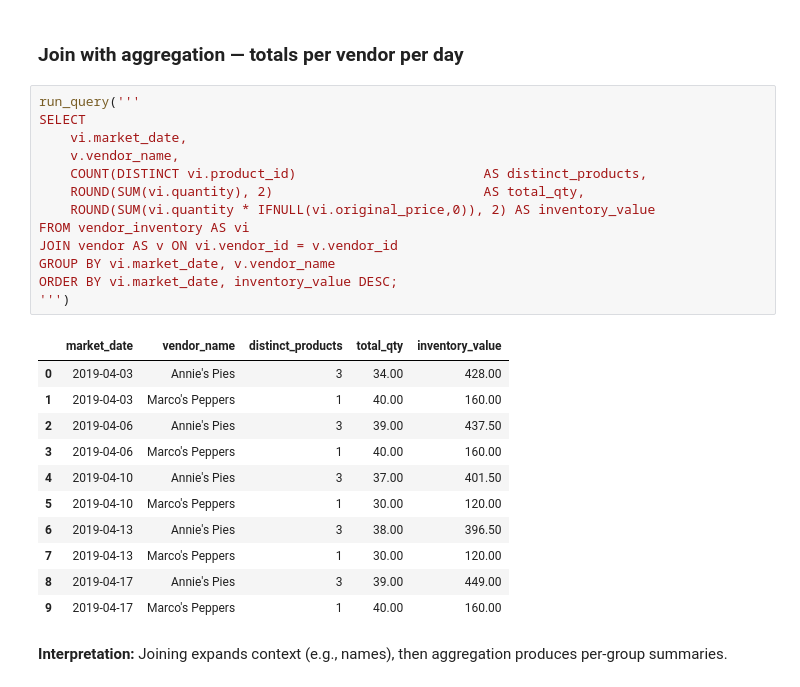
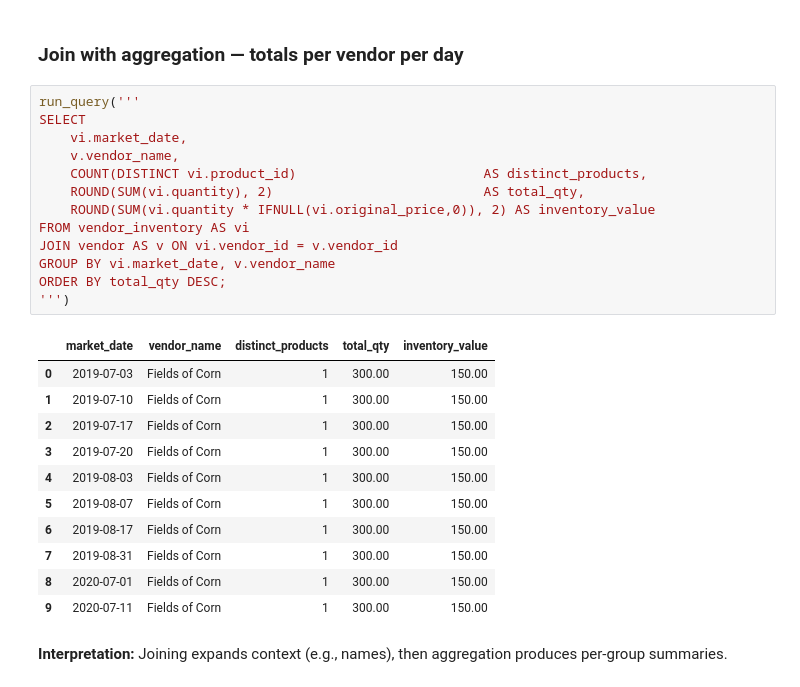
Before and after one commit to WilliamPourmajidi/sql-databases, a Jupyter notebook: Module-6/Module6_All_in_One.ipynb, the cells around one changed output. Saved outputs shown, nothing was run; the diff lists cells and outputs as text.

```diff
--- a/Module-6/Module6_All_in_One.ipynb
+++ b/Module-6/Module6_All_in_One.ipynb
@@ -246,28 +246,28 @@ LIMIT 30;
 # %%
 run_query('''
 SELECT
     vi.market_date,
     v.vendor_name,
     COUNT(DISTINCT vi.product_id)                        AS distinct_products,
     ROUND(SUM(vi.quantity), 2)                           AS total_qty,
     ROUND(SUM(vi.quantity * IFNULL(vi.original_price,0)), 2) AS inventory_value
 FROM vendor_inventory AS vi
 JOIN vendor AS v ON vi.vendor_id = v.vendor_id
 GROUP BY vi.market_date, v.vendor_name
-ORDER BY vi.market_date, inventory_value DESC;
+ORDER BY total_qty DESC;
 ''')
 # %% [output]
 |  | market_date | vendor_name | distinct_products | total_qty | inventory_value |
-| 0 | 2019-04-03 | Annie's Pies | 3 | 34.00 | 428.00 |
-| 1 | 2019-04-03 | Marco's Peppers | 1 | 40.00 | 160.00 |
-| 2 | 2019-04-06 | Annie's Pies | 3 | 39.00 | 437.50 |
-| 3 | 2019-04-06 | Marco's Peppers | 1 | 40.00 | 160.00 |
-| 4 | 2019-04-10 | Annie's Pies | 3 | 37.00 | 401.50 |
-| 5 | 2019-04-10 | Marco's Peppers | 1 | 30.00 | 120.00 |
-| 6 | 2019-04-13 | Annie's Pies | 3 | 38.00 | 396.50 |
-| 7 | 2019-04-13 | Marco's Peppers | 1 | 30.00 | 120.00 |
-| 8 | 2019-04-17 | Annie's Pies | 3 | 39.00 | 449.00 |
-| 9 | 2019-04-17 | Marco's Peppers | 1 | 40.00 | 160.00 |
+| 0 | 2019-07-03 | Fields of Corn | 1 | 300.00 | 150.00 |
+| 1 | 2019-07-10 | Fields of Corn | 1 | 300.00 | 150.00 |
+| 2 | 2019-07-17 | Fields of Corn | 1 | 300.00 | 150.00 |
+| 3 | 2019-07-20 | Fields of Corn | 1 | 300.00 | 150.00 |
+| 4 | 2019-08-03 | Fields of Corn | 1 | 300.00 | 150.00 |
+| 5 | 2019-08-07 | Fields of Corn | 1 | 300.00 | 150.00 |
+| 6 | 2019-08-17 | Fields of Corn | 1 | 300.00 | 150.00 |
+| 7 | 2019-08-31 | Fields of Corn | 1 | 300.00 | 150.00 |
+| 8 | 2020-07-01 | Fields of Corn | 1 | 300.00 | 150.00 |
+| 9 | 2020-07-11 | Fields of Corn | 1 | 300.00 | 150.00 |
 # %% [markdown]
 **Interpretation:** Joining expands context (e.g., names), then aggregation produces per-group summaries.
 # %% [markdown]
```
Also changed, not shown: parts of 4 cells of this notebook.
